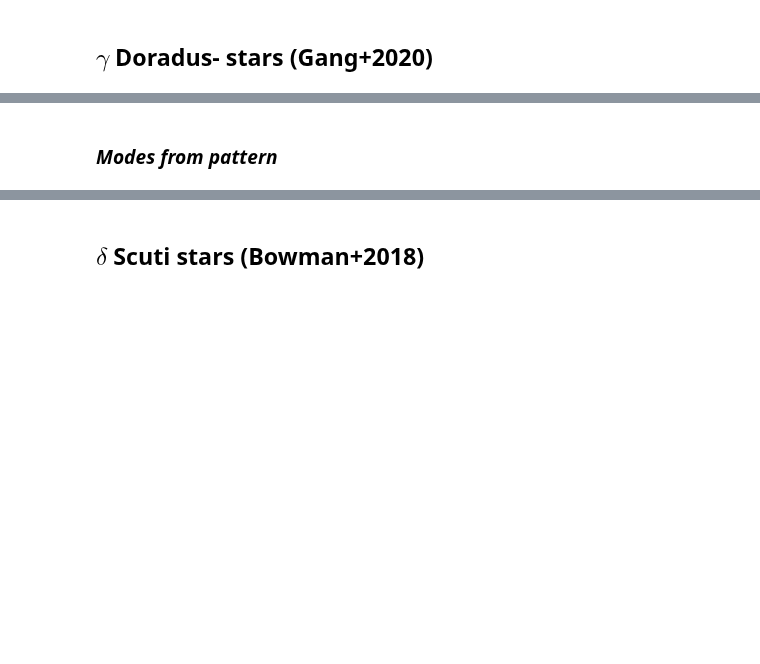
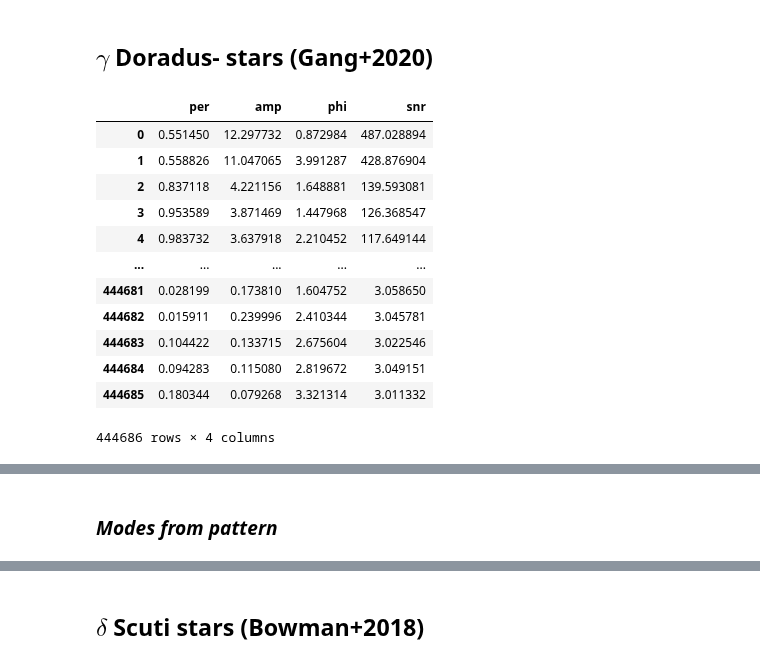
Before and after one commit to ivs-kuleuven/platosim3, a Jupyter notebook: docs/technicalnotes/MOCKA/VariableSignals.ipynb, the cells around one changed output, grey strips where cells are left out. Saved outputs shown, nothing was run; the diff lists cells and outputs as text; code cells hidden in the pictures; blank space fills up the shorter version.

```diff
--- a/docs/technicalnotes/MOCKA/VariableSignals.ipynb
+++ b/docs/technicalnotes/MOCKA/VariableSignals.ipynb
@@ -100,3 +101,19 @@ dv.to_feather(f'{vdir}/varsim_gang2020gdor.ftr')
+# %%
+dv
+# %% [output]
+|  | per | amp | phi | snr |
+| 0 | 0.551450 | 12.297732 | 0.872984 | 487.028894 |
+| 1 | 0.558826 | 11.047065 | 3.991287 | 428.876904 |
+| 2 | 0.837118 | 4.221156 | 1.648881 | 139.593081 |
+| 3 | 0.953589 | 3.871469 | 1.447968 | 126.368547 |
+| 4 | 0.983732 | 3.637918 | 2.210452 | 117.649144 |
+| ... | ... | ... | ... | ... |
+| 444681 | 0.028199 | 0.173810 | 1.604752 | 3.058650 |
+| 444682 | 0.015911 | 0.239996 | 2.410344 | 3.045781 |
+| 444683 | 0.104422 | 0.133715 | 2.675604 | 3.022546 |
+| 444684 | 0.094283 | 0.115080 | 2.819672 | 3.049151 |
+| 444685 | 0.180344 | 0.079268 | 3.321314 | 3.011332 |
+444686 rows × 4 columns
 # %%
 # Generate KDEs
 N_kde = scipy.stats.gaussian_kde(N_mod)
@@ -162,6 +179,6 @@ plt.show()
 # %% [output]
 [interactive output not drawn]
 [interactive output not drawn]
-# %% [markdown]
-### *Modes from pattern*
+# %% [markdown]
+### *Modes from pattern*
 # %%
```
Also changed, not shown: parts of 15 cells of this notebook, 3 other files.
